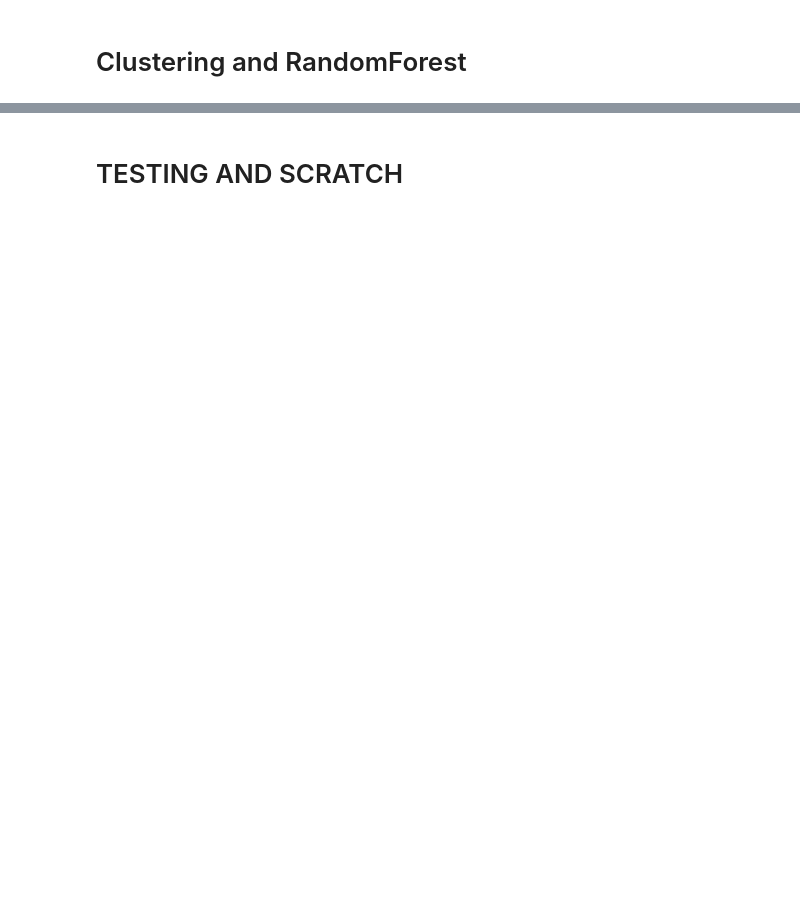
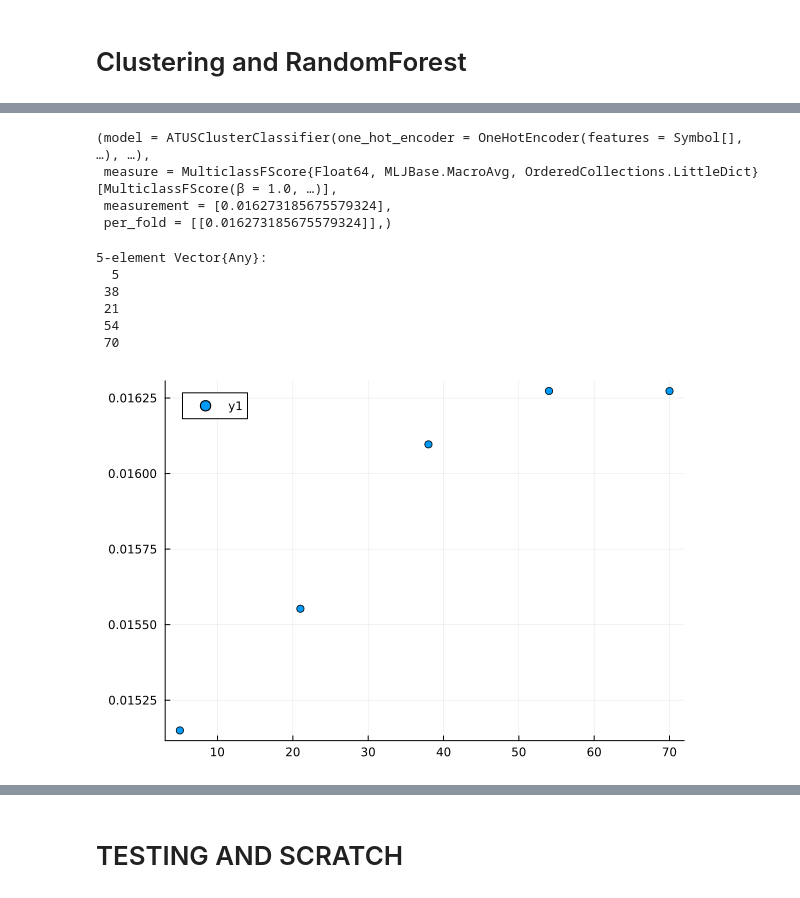
Before and after one commit to mike-herman/DoingRightNow-Analysis, a Jupyter notebook: atus_ml_model.ipynb, the cells around one changed output, grey strips where cells are left out. Cells and saved outputs as stored; diff of their text form; code cells hidden in the pictures; blank space fills up the shorter version.

Commit message:
Lots of modeling work. Looks like my initial model works best. Iterating on that one. Started visual evaluation.

```diff
--- a/atus_ml_model.ipynb
+++ b/atus_ml_model.ipynb
@@ -377,0 +332,15 @@ Now we try to tune the k-means parameter.
+# %%
+one_hot_encoder = OneHotEncoder(ordered_factor=false, drop_last=true)
+continuous_encoder = ContinuousEncoder()
+kmeans = KMeans(k=20)    # Should be less than the 76 features in the original X.
+forest = RandomForestClassifier(
+    sampling_fraction=0.3,    # We have lots of data. Only use 30%.
+    max_depth=10,
+    rng=71
+    )
+
+atus_cluster_classifier = ATUSClusterClassifier(
+    one_hot_encoder,
+    continuous_encoder,
+    kmeans,
+    forest)
@@ -377,0 +434,7 @@ Now we try to tune the k-means parameter.
+# %%
+r_k = range(atus_cluster_classifier, :(clusterer.k), lower=5, upper=70, scale=:linear)
+self_tuning_atus_cluster_classifier = TunedModel(model=atus_cluster_classifier,
+										tuning=Grid(resolution=5),
+									  	resampling=Holdout(fraction_train=0.6, rng=71),
+									  	range=r_k,
+									  	measure=multiclassf1)
@@ -377,0 +459,2 @@ Now we try to tune the k-means parameter.
+# %%
+mach_self_tuning_atus_cluster_classifier = machine(self_tuning_atus_cluster_classifier, X, y) |> fit!
@@ -377,0 +472,2 @@ Now we try to tune the k-means parameter.
+# %%
+fitted_params(mach_self_tuning_atus_cluster_classifier).best_model
@@ -377,0 +492,22 @@ Now we try to tune the k-means parameter.
+# %%
+report(mach_self_tuning_atus_cluster_classifier).best_history_entry
+# %% [output]
+(model = ATUSClusterClassifier(one_hot_encoder = OneHotEncoder(features = Symbol[], …), …),
+ measure = MulticlassFScore{Float64, MLJBase.MacroAvg, OrderedCollections.LittleDict}[MulticlassFScore(β = 1.0, …)],
+ measurement = [0.016273185675579324],
+ per_fold = [[0.016273185675579324]],)
+# %%
+tmp_1[:,1]
+# %% [output]
+5-element Vector{Any}:
+  5
+ 38
+ 21
+ 54
+ 70
+# %%
+tmp_1 = report(mach_self_tuning_atus_cluster_classifier).plotting.parameter_values[:,1]
+tmp_2 = report(mach_self_tuning_atus_cluster_classifier).plotting.measurements
+scatter(tmp_1,tmp_2)
+# %% [output]
+[figure, added]
```
Also changed, not shown: parts of 113 cells of this notebook, 2 other files.
